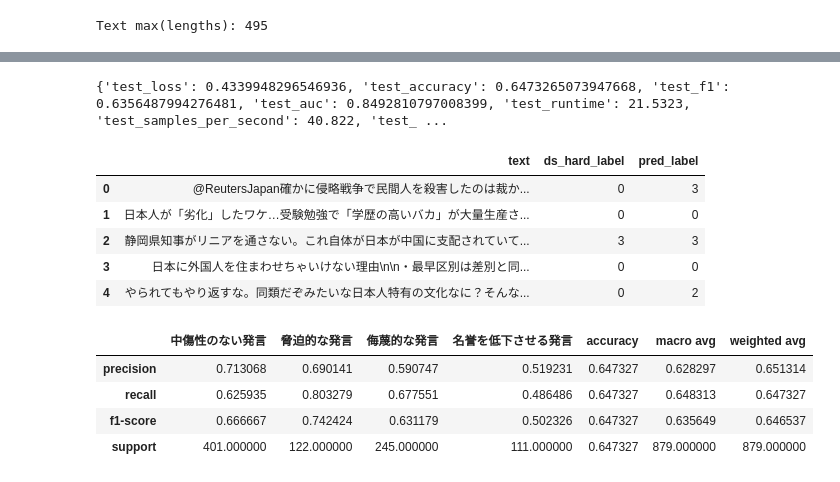
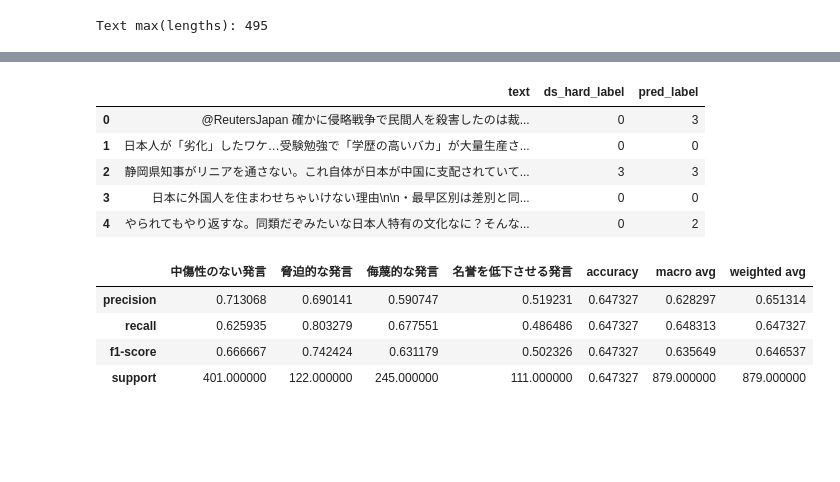
Before and after one commit to kubotaissei/defamation_japanese_twitter, a Jupyter notebook: notebooks/inference_example.ipynb, the cells around one changed output, grey strips where cells are left out. Saved outputs shown, nothing was run; the diff lists cells and outputs as text; code cells hidden in the pictures; blank space fills up the shorter version.

```diff
--- a/notebooks/inference_example.ipynb
+++ b/notebooks/inference_example.ipynb
@@ -9,7 +11,7 @@
 class CFG:
     # base
     gpu_id=["0"]
-    output_dir="output"
+    twitter_bearer_token=""  # Fill in your Twitter API bearer token
     seed=777
     # Dataset
     agg_type="ds" #[mv, ds, gl] # Label Aggregation Method, Majoryty Voting or Dawid-Skene or GLAD
@@ -89,5 +90,9 @@ model = AutoModelForSequenceClassification.from_pretrained(CFG.model)
 # %%
-test_df = pd.read_pickle("test.pkl")
+tokenizer = AutoTokenizer.from_pretrained(CFG.model)
+model = AutoModelForSequenceClassification.from_pretrained(CFG.model)
+trainer = Trainer(model, compute_metrics=compute_metrics)
+
+test_df = pd.read_pickle("test.pkl") # get dataset using https://colab.research.google.com/github/kubotaissei/defamation_japanese_twitter/blob/master/notebooks/get_dataset_example.ipynb
 test_df = test_df.drop("label", axis=1).rename(columns={f"{CFG.agg_type}_soft_label":"label"})
 
 text_lengths = []
@@ -96,7 +101,7 @@ for text in tk1:
     length = len(tokenizer(text, add_special_tokens=False)['input_ids'])
     text_lengths.append(length)
 
-max_len = max(text_lengths) + 2 # CLS + SEP
+CFG.max_len = max(text_lengths) + 2 # CLS + SEP
 print(f'Text max(lengths): {max(text_lengths)}')
 
 def clean_text(text):
@@ -116,26 +121,27 @@ def tokenize(batch):
         add_special_tokens=True,
         padding=True,
         truncation=True,
-        max_length=max_len,
+        max_length=CFG.max_len,
         return_tensors="pt",
     )
 
-test_data = Dataset.from_pandas(test_df).map(tokenize, batched=True, batch_size=None)
+def predictor(texts:list, max_length:int=CFG.max_len) -> np.array:
+    pred_data = Dataset.from_dict({"text":texts}).map(tokenize, batched=True, batch_size=None)
+    output = trainer.predict(pred_data)
+    return softmax(output.predictions)
 # %% [output]
 Text max(lengths): 495
 # %%
-trainer = Trainer(model, compute_metrics=compute_metrics)
-result = trainer.predict(test_data)
-print(result.metrics)
-test_df["pred_label"] = result.predictions.argmax(1).tolist()
+texts = test_df.text.to_list()
+probas = predictor(texts)
+test_df["pred_label"] = probas.argmax(1).tolist()
 display(test_df[["text", "ds_hard_label", "pred_label"]].head())
 report = classification_report(test_df["ds_hard_label"], test_df["pred_label"], target_names=model.config.id2label.values(), output_dict=True)
 display(pd.DataFrame(report))
 # %% [output]
 [interactive output not drawn]
-{'test_loss': 0.4339948296546936, 'test_accuracy': 0.6473265073947668, 'test_f1': 0.6356487994276481, 'test_auc': 0.8492810797008399, 'test_runtime': 21.5323, 'test_samples_per_second': 40.822, 'test_ ...
 |  | text | ds_hard_label | pred_label |
-| 0 | @ReutersJapan確かに侵略戦争で民間人を殺害したのは裁か... | 0 | 3 |
+| 0 | @ReutersJapan 確かに侵略戦争で民間人を殺害したのは裁... | 0 | 3 |
 | 1 | 日本人が「劣化」したワケ…受験勉強で「学歴の高いバカ」が大量生産さ... | 0 | 0 |
 | 2 | 静岡県知事がリニアを通さない。これ自体が日本が中国に支配されていて... | 3 | 3 |
 | 3 | 日本に外国人を住まわせちゃいけない理由\n\n・最早区別は差別と同... | 0 | 0 |
```
Also changed, not shown: parts of 5 cells of this notebook.
